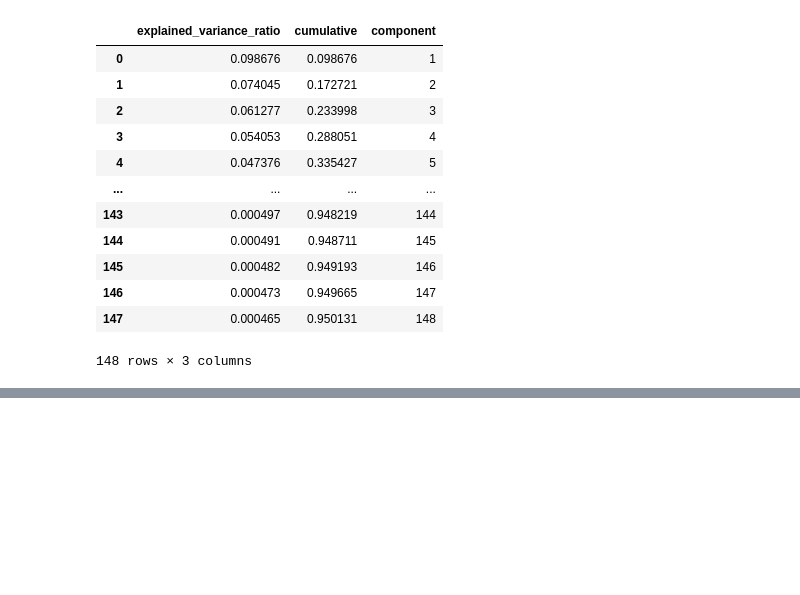
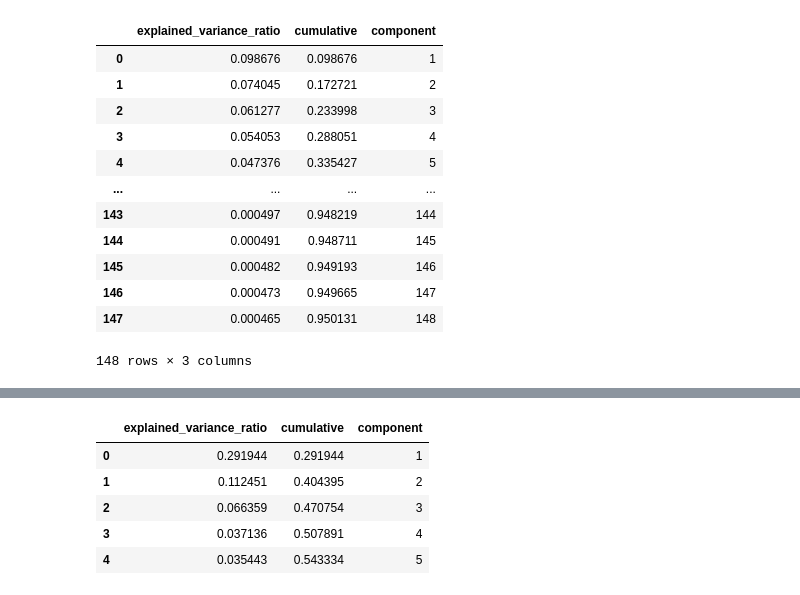
Before and after one commit to BuczynskiRafal/ML, a Jupyter notebook: unsupervised/08_pca_examples.ipynb, the cells around one changed output, grey strips where cells are left out. Saved outputs shown, nothing was run; the diff lists cells and outputs as text; code cells hidden in the pictures; blank space fills up the shorter version.

```diff
--- a/unsupervised/08_pca_examples.ipynb
+++ b/unsupervised/08_pca_examples.ipynb
@@ -319,0 +452,6 @@ fig.show()
+# %%
+# PCA - 0.95% wariancji
+pca = PCA(n_components=0.95)
+
+X_train_pca = pca.fit_transform(X_train)
+X_train_pca[:5]
@@ -319,0 +483,14 @@ fig.show()
+# %%
+# Wariancja wyjaśniona
+
+results = pd.DataFrame(data={'explained_variance_ratio': pca.explained_variance_ratio_})
+results['cumulative'] = results['explained_variance_ratio'].cumsum()
+results['component'] = results.index + 1
+results.head()
+# %% [output]
+|  | explained_variance_ratio | cumulative | component |
+| 0 | 0.291944 | 0.291944 | 1 |
+| 1 | 0.112451 | 0.404395 | 2 |
+| 2 | 0.066359 | 0.470754 | 3 |
+| 3 | 0.037136 | 0.507891 | 4 |
+| 4 | 0.035443 | 0.543334 | 5 |
```
Also changed, not shown: parts of 18 cells of this notebook.
